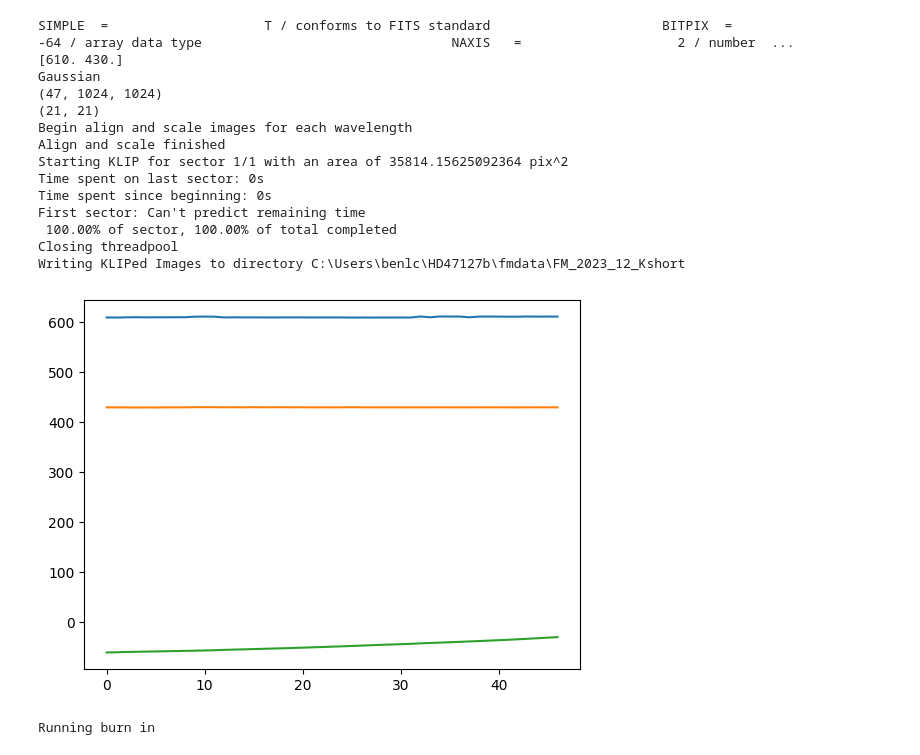
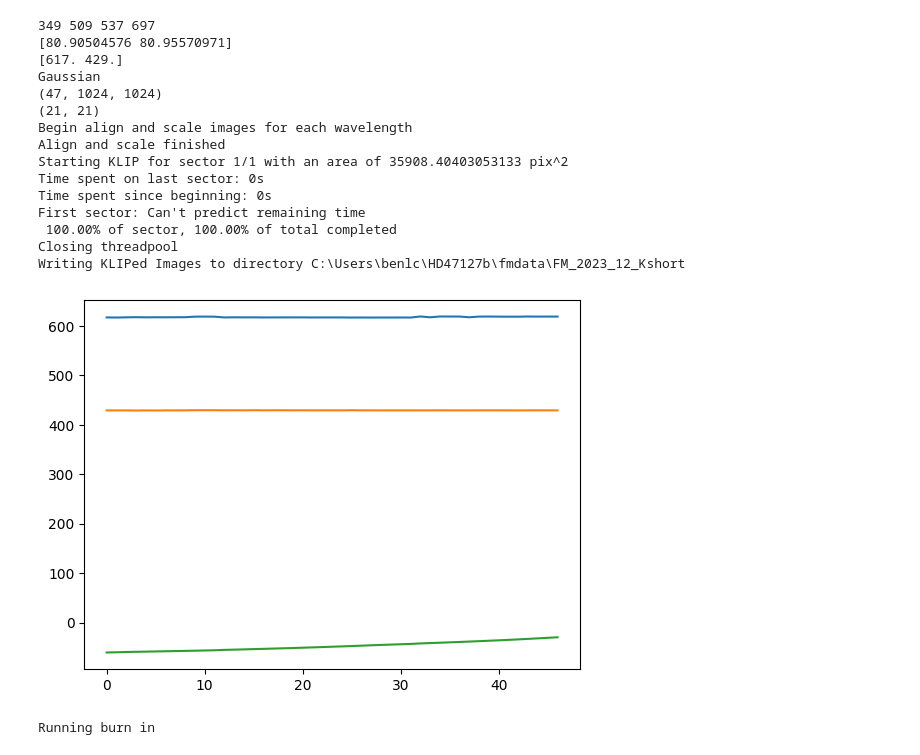
Before and after one commit to benlchang/HD47127-b-ADI, a Jupyter notebook: HD47127_ADI.ipynb, the cells around one changed output. Drawn from its saved outputs; the diff is of its cells as text; code cells hidden in the pictures.

Commit message:
6/6 - proper centroid calculation for Kshort

```diff
--- a/HD47127_ADI.ipynb
+++ b/HD47127_ADI.ipynb
@@ -67,7 +67,7 @@ def ADI_getImages(flist, xdim, ydim):
         head = fits.getheader(flist[i],ext=0)
         #find centers
         if i == 0:
-            ctrs[i][0], ctrs[i][1] = 610, 430         #12_2023_H: 612, 435.7
+            ctrs[i][0], ctrs[i][1] = 617, 429         #12_2023_H: 612, 435.7
                                                       #12_2023_CH4s: 598.5, 454
                                                       #12_2023_CH4l: 598.9, 454.2
                                                       #12_2023_J: 612, 436.3
@@ -75,7 +75,6 @@ def ADI_getImages(flist, xdim, ydim):
                                                       #02_2023_H: 612.8, 433.9
                                                       #04_2021_CH4s: 600, 453
 
-            print(head)
         else:
             shifts, error, diffphase, = phase_cross_correlation(rawcube[0,:,:],rawcube[i,:,:],
                                                     upsample_factor=100,
@@ -85,15 +84,39 @@ def ADI_getImages(flist, xdim, ydim):
 
         parangs[i] = head['PARANG']
 
+
     ydat, xdat = np.indices(rawcube[0].shape)
+
+    """for i in range(len(flist)):
+        rawTemp = np.copy(rawcube[i])
+        cx, cy = ctrs[i][0], ctrs[i][1]
+
+        distance_from_center = np.sqrt((xdat - cx)**2 + (ydat-cy)**2)
+        rawTemp[np.where(distance_from_center <= 3)] = np.nan
+        fits.writeto(f'../rawPlusCenters/2023_12_Kshort/n{i}.fits', rawTemp, overwrite=True)"""
+
     distance_from_center = np.sqrt((xdat - ctrs[0][0])**2 + (ydat-ctrs[0][1])**2)
     medcube = np.nanmedian(rawcube, axis=0)
-    medcube[np.where(distance_from_center <= 3)] = np.nan
+    newMedCube = np.copy(medcube)
+    newMedCube[np.where(distance_from_center <= 3)] = np.nan
+    fits.writeto('medIMG.fits', newMedCube, overwrite=True)
 
-    tempCube = rawcube[0,:,:]
+    tempCube = np.copy(rawcube[0,:,:])
     tempCube[np.where(distance_from_center <= 3)] = np.nan
     fits.writeto('rawIMG.fits', tempCube, overwrite=True)
-    fits.writeto('medIMG.fits', medcube, overwrite=True)
+
+    boxrad = 80
+    cx, cy = int(ctrs[0][0]), int(ctrs[0][1])
+    b, t, l, r = cy - boxrad, cy + boxrad, cx - boxrad, cx + boxrad
+    print(b, t, l, r)
+    centroid = centroid_2dg(medcube[b:t, l:r])
+    print(centroid)
+    distance_from_center_2 = np.sqrt((xdat - l - centroid[0])**2 + (ydat - b - centroid[1])**2)
+    tempCube2 = np.copy(medcube)
+    tempCube2[np.where(distance_from_center_2 <= 3)] = np.nan
+    tempCube2[b,l:r], tempCube2[t,l:r], tempCube2[b:t, l], tempCube2[b:t, r] = np.nan, np.nan, np.nan, np.nan
+    fits.writeto('centroidIMG.fits', tempCube2, overwrite=True)
+
     plt.plot(ctrs)
     plt.plot(parangs)
     return rawcube, ctrs, parangs
@@ -215,7 +238,7 @@ def forwardmodel(flist, psflist=None, gaussian=None):
     print(ctrs[0])
 
     numbasis = np.array([1, 20, 50, 100])
-    guesssep = 190
+    guesssep = 190.5
     guesspa = 7.8
     #guesspa = 8.6 #for 2023_12_Kshort
     #guesspa = 7.3        #for 2023_02_H
@@ -260,38 +283,39 @@ def forwardmodel(flist, psflist=None, gaussian=None):
 #datadir = '../rawdata/2023_12_J/'
 #datadir = '../rawdata/2023_02_H/'
 #datadir = '../rawdata/2023_12_CH4long/'
 #datadir = '../rawdata/2023_12_CH4short/'
 datadir = '../rawdata/2023_12_Kshort/'
 #datadir = '../rawdata/DEWARPED_2021_04_CH4short/'
 flist = sorted(glob.glob(datadir + '*.fits'))
 #psflist = sorted(glob.glob(psfdir + '*.fits'))
-gaussian = makeGaussian(size=120, amplitude=30, fwhm=4)
+gaussian = makeGaussian(size=120, amplitude=30, fwhm=6)
 
 #flist_adi, cen = ADI_NIRC2(flist)
 #diskForwardmodel(flist, psflist)
 #forwardmodel(flist, psflist)
 #ADI_getImages(flist, 1024, 1024)
 #ADI_NIRC2(flist)
 #cADI_NIRC2(flist)
 forwardmodel(flist, gaussian=gaussian)
 #flist_adi, cen = ADI_NIRC2(flist)
 #input_planet_fluxes, seps, wcs = injectFakePlanets(flist, 179300000)
 # %% [output]
-SIMPLE  =                    T / conforms to FITS standard                      BITPIX  =                  -64 / array data type                                NAXIS   =                    2 / number  ...
-[610. 430.]
+349 509 537 697
+[80.90504576 80.95570971]
+[617. 429.]
 Gaussian
 (47, 1024, 1024)
 (21, 21)
 Begin align and scale images for each wavelength
 Align and scale finished
-Starting KLIP for sector 1/1 with an area of 35814.15625092364 pix^2
+Starting KLIP for sector 1/1 with an area of 35908.40403053133 pix^2
 Time spent on last sector: 0s
 Time spent since beginning: 0s
 First sector: Can't predict remaining time
  100.00% of sector, 100.00% of total completed
 Closing threadpool
 Writing KLIPed Images to directory C:\Users\benlc\HD47127b\fmdata\FM_2023_12_Kshort
-[figure, old version]
+[figure, new version]
 # %%
 def processFMObject(output_prefix):
     #next step:
```
